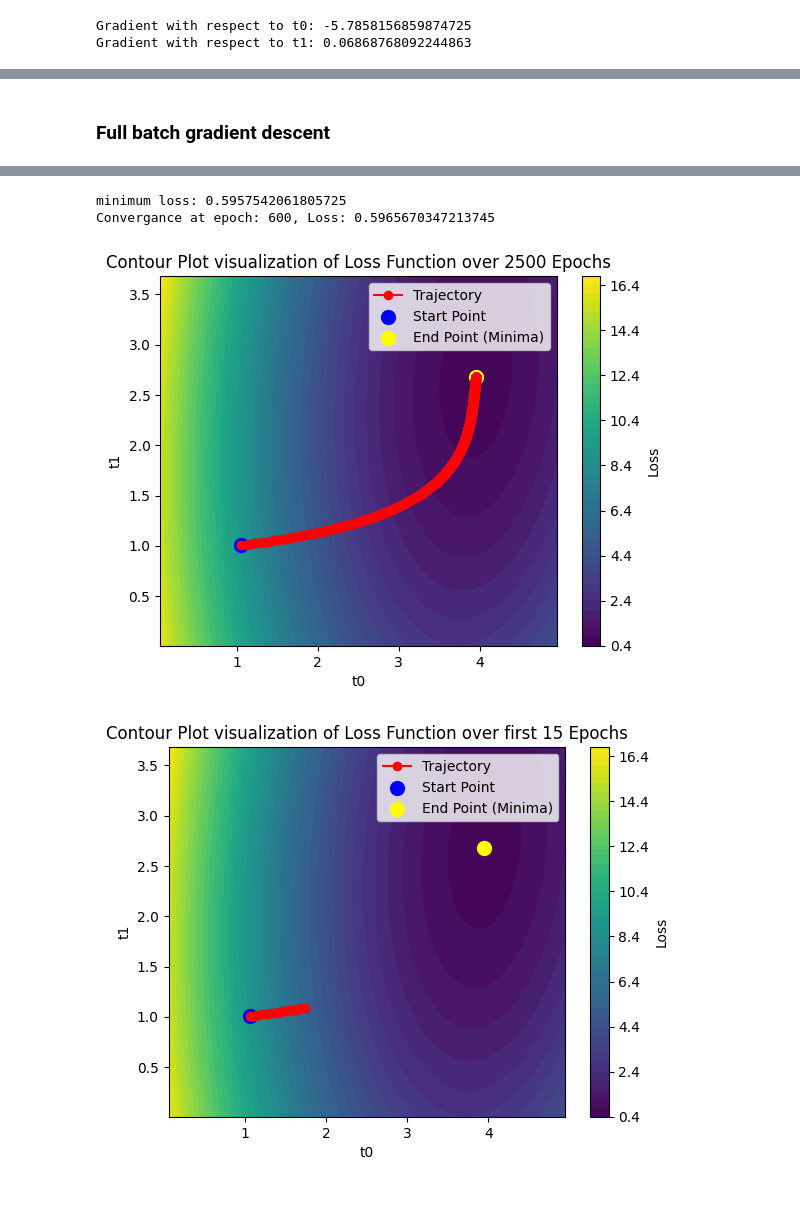
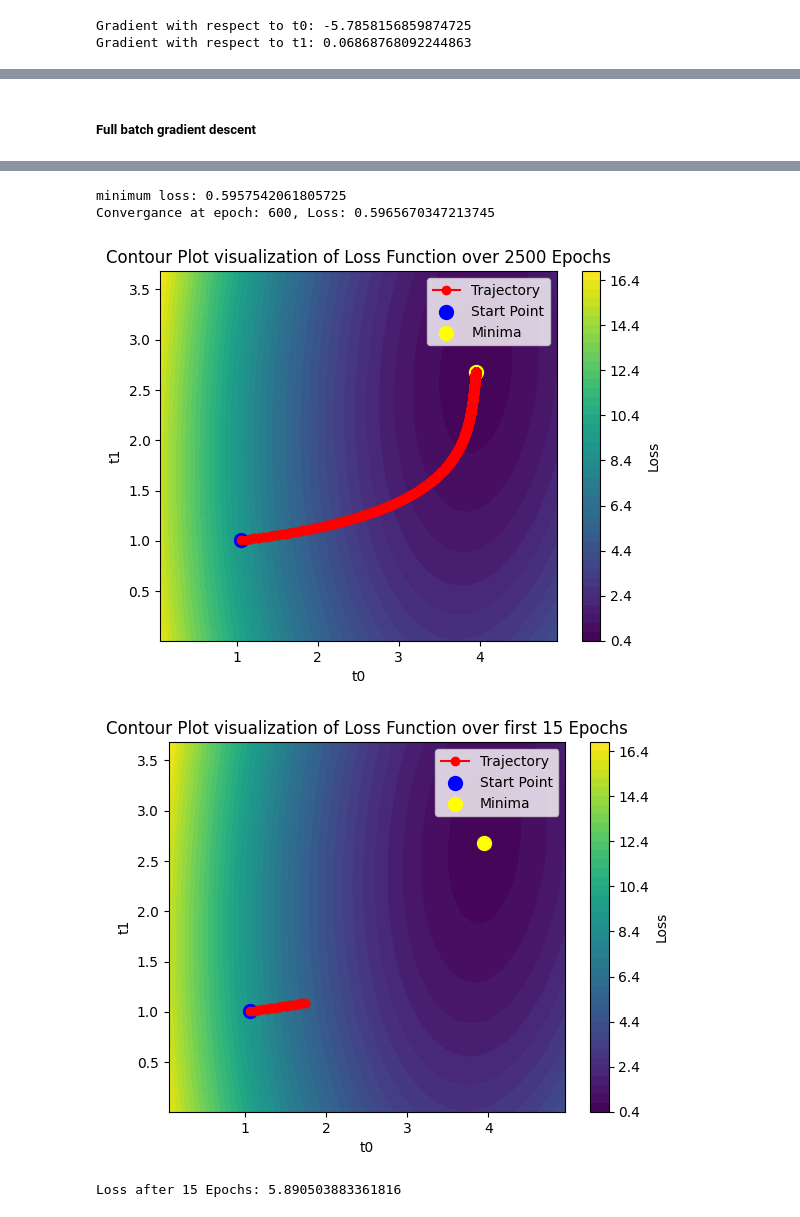
Before and after one commit to ShardulJunagade/ES-335-Assignment-2-2024-Fall, a Jupyter notebook: Task-1.ipynb, the cells around one changed output, grey strips where cells are left out. Cells and saved outputs as stored; diff of their text form; code cells hidden in the pictures.

```diff
--- a/Task-1.ipynb
+++ b/Task-1.ipynb
@@ -59,5 +59,5 @@ Gradient with respect to t1: 0.06868768092244863
 # %% [markdown]
-### Full batch gradient descent
+##### Full batch gradient descent
 # %%
 t0=torch.tensor(1.0, requires_grad=True)
 t1=torch.tensor(1.0, requires_grad=True)
@@ -133,7 +133,7 @@ plt.legend()
 
 # Mark the starting point and the ending point (minimized point)
 plt.scatter(t0_values[0], t1_values[0], c='blue', s=100, label='Start Point')  # Start
-plt.scatter(t0_values[-1], t1_values[-1], c='yellow', s=100, label='End Point (Minima)')  # Minima
+plt.scatter(t0_values[-1], t1_values[-1], c='yellow', s=100, label='Minima')  # Minima
 
 plt.legend()
 plt.show()
@@ -149,34 +149,37 @@ plt.xlabel("t0")
 plt.ylabel("t1")
 plt.title("Contour Plot visualization of Loss Function over first 15 Epochs")
 plt.legend()
 
 # Mark the starting point and the ending point (minimized point)
 plt.scatter(t0_values[0], t1_values[0], c='blue', s=100, label='Start Point')  # Start
-plt.scatter(t0_values[-1], t1_values[-1], c='yellow', s=100, label='End Point (Minima)')  # Minima
+plt.scatter(t0_values[-1], t1_values[-1], c='yellow', s=100, label='Minima')  # Minima
 
 plt.legend()
 plt.show()
+
+print(f"Loss after 15 Epochs: {loss_values[14]}")
 # %% [output]
 Epoch: 100, Loss: 1.1006596088409424
 Epoch: 200, Loss: 0.7074881792068481
 Epoch: 300, Loss: 0.6279353499412537
 Epoch: 400, Loss: 0.6051896810531616
 Epoch: 500, Loss: 0.5985234975814819
 Epoch: 600, Loss: 0.5965670347213745
 Epoch: 700, Loss: 0.5959927439689636
 Epoch: 800, Loss: 0.5958242416381836
 Epoch: 900, Loss: 0.59577476978302
 Epoch: 1000, Loss: 0.5957602262496948
 Epoch: 1100, Loss: 0.595755934715271
 Epoch: 1200, Loss: 0.5957547426223755
 ... (12 lines left out)
 Epoch: 2500, Loss: 0.5957542061805725
 
 t0: 3.9506988525390625
 t1: 2.682448148727417
 [figure]
 minimum loss: 0.5957542061805725
 Convergance at epoch: 600, Loss: 0.5965670347213745
-[figure, old version]
+[figure, new version]
-[figure, old version]
+[figure, new version]
+Loss after 15 Epochs: 5.890503883361816
 # %% [markdown]
```
Also changed, not shown: parts of 9 cells of this notebook.
